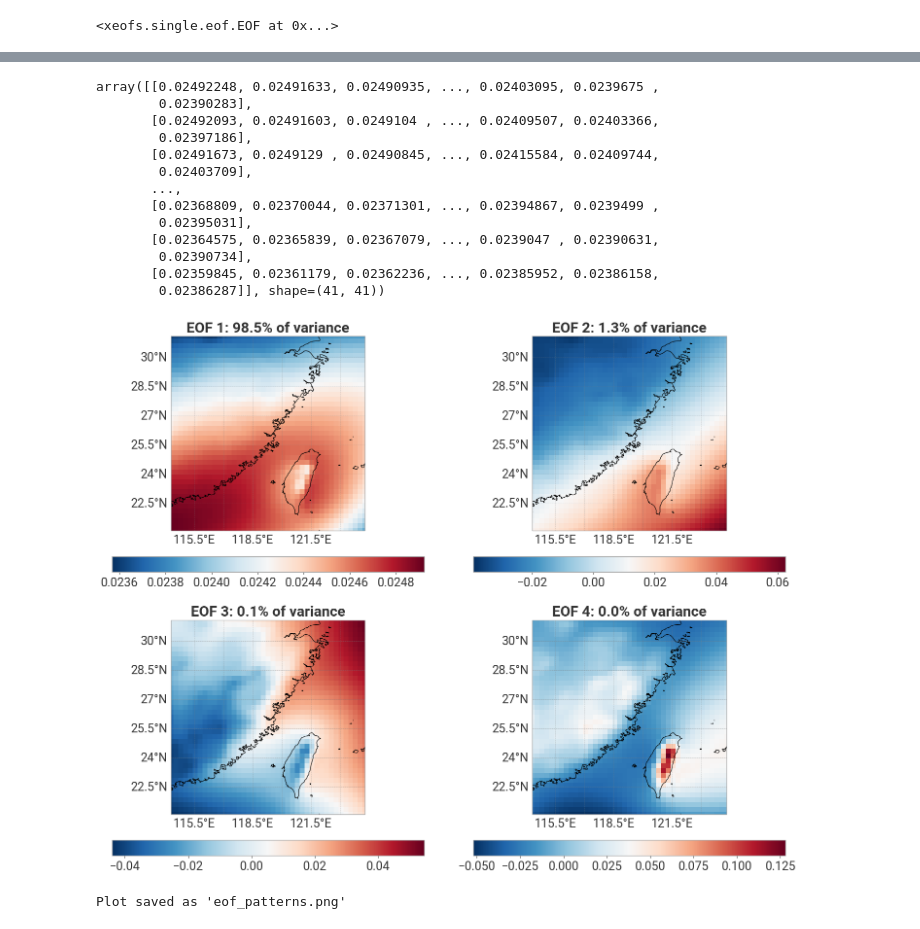
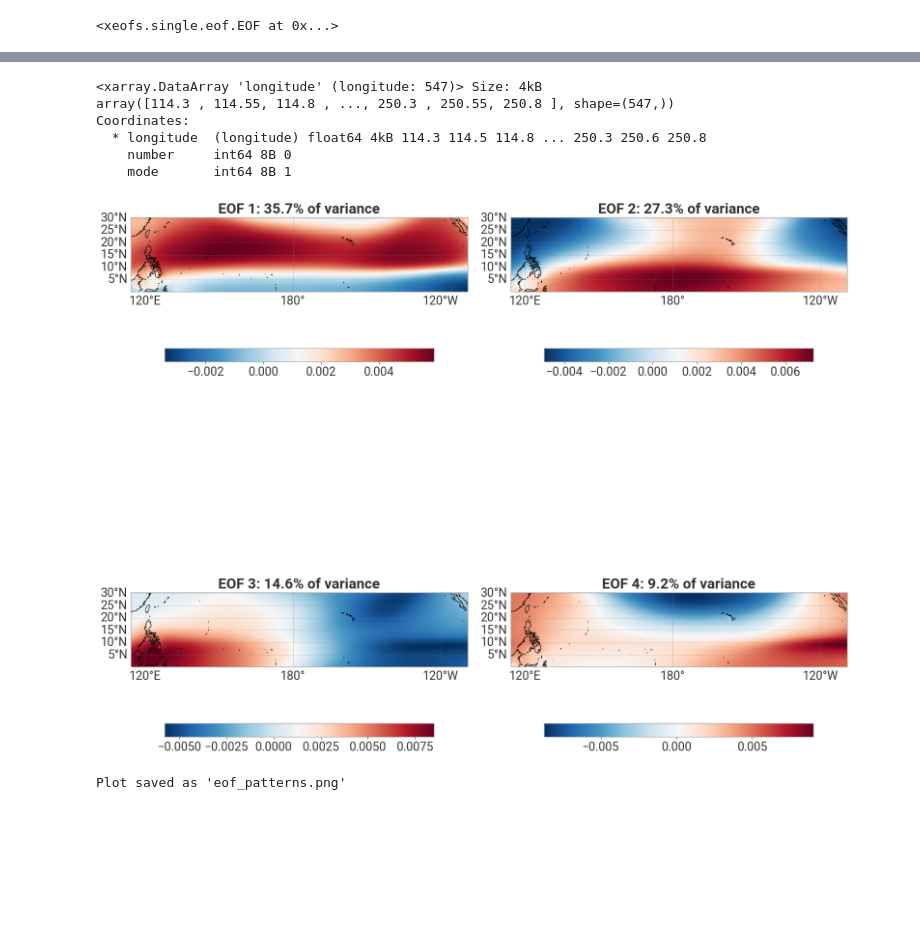
Before and after one commit to KingNook/CDA, a Jupyter notebook: Project 1/data_exploration.ipynb, the cells around one changed output, grey strips where cells are left out. Drawn from its saved outputs; the diff is of its cells as text; code cells hidden in the pictures; blank space fills up the shorter version.

Commit message:
plots

```diff
--- a/Project 1/data_exploration.ipynb
+++ b/Project 1/data_exploration.ipynb
@@ -275,31 +278,27 @@ Total variance explained by first 4 EOFs: 99.9%
 # %%
-eofs.sel(mode=1).msl.values
+eofs.sel(mode=1).msl.longitude
 # %% [output]
-array([[0.02492248, 0.02491633, 0.02490935, ..., 0.02403095, 0.0239675 ,
-        0.02390283],
-       [0.02492093, 0.02491603, 0.0249104 , ..., 0.02409507, 0.02403366,
-        0.02397186],
-       [0.02491673, 0.0249129 , 0.02490845, ..., 0.02415584, 0.02409744,
-        0.02403709],
-       ...,
-       [0.02368809, 0.02370044, 0.02371301, ..., 0.02394867, 0.0239499 ,
-        0.02395031],
-       [0.02364575, 0.02365839, 0.02367079, ..., 0.0239047 , 0.02390631,
-        0.02390734],
-       [0.02359845, 0.02361179, 0.02362236, ..., 0.02385952, 0.02386158,
-        0.02386287]], shape=(41, 41))
+<xarray.DataArray 'longitude' (longitude: 547)> Size: 4kB
+array([114.3 , 114.55, 114.8 , ..., 250.3 , 250.55, 250.8 ], shape=(547,))
+Coordinates:
+  * longitude  (longitude) float64 4kB 114.3 114.5 114.8 ... 250.3 250.6 250.8
+    number     int64 8B 0
+    mode       int64 8B 1
 # %%
 import cartopy.crs as ccrs
 import cartopy.feature as cfeature
 
+pc_crs = ccrs.PlateCarree(central_longitude=180)
+
+default_figsize = (16, 16)
 
 # Plot the 4 leading EOFs
-fig, axes = plt.subplots(2, 2, figsize=(16, 12),
-                         subplot_kw={'projection': ccrs.PlateCarree()})
+fig, axes = plt.subplots(2, 2, figsize=(16, 20),
+                         subplot_kw={'projection': pc_crs})
 axes = axes.flatten()
 
 # Set the default font and figure size
-plt.rcParams['figure.figsize'] = [12, 6]
+plt.rcParams['figure.figsize'] = [12, 12]
 plt.rcParams['font.size'] = 18
 
 for i in range(4):
@@ -307,43 +306,44 @@ for i in range(4):
     eof_pattern = eofs.sel(mode=i+1)  # xeofs uses 1-based indexing
 
     # Set map extent
-    ax.set_extent([FZ_SURROUND_BBOX[1], FZ_SURROUND_BBOX[3],
-                   FZ_SURROUND_BBOX[2], FZ_SURROUND_BBOX[0]],
-                  crs=ccrs.PlateCarree())
+    extent_bbox = [30.3, 114.3, 0.2, -109.2]
+    '''ax.set_extent([extent_bbox[1], extent_bbox[3],
+                   extent_bbox[2], extent_bbox[0]],
+                  crs=pc_crs)'''
 
     # Plot EOF pattern
     X, Y = np.meshgrid(eof_pattern.longitude, eof_pattern.latitude)
 
     im = ax.pcolormesh(
-        X, Y,
+        X-180, Y,
         eof_pattern.msl.values,
-        transform=ccrs.PlateCarree(),
+        transform=pc_crs,
         cmap='RdBu_r'
     )
 
     # Add map features
-    ax.add_feature(cfeature.COASTLINE, linewidth=0.8)
-    ax.add_feature(cfeature.BORDERS, linewidth=0.3, linestyle=':')
-    ax.add_feature(cfeature.LAND, facecolor='#f0f0f0', alpha=0.5)
+    ax.add_feature(cfeature.COASTLINE, linewidth=0.8, transform=pc_crs)
+    ax.add_feature(cfeature.BORDERS, linewidth=0.3, linestyle=':', transform=pc_crs)
+    ax.add_feature(cfeature.LAND, facecolor='#f0f0f0', alpha=0.5, transform=pc_crs)
 
     # Add gridlines
     gl = ax.gridlines(draw_labels=True, linewidth=0.5, color='gray',
                       alpha=0.5, linestyle='--')
     gl.top_labels = False
     gl.right_labels = False
 
     # Title with variance explained
     ax.set_title(f'EOF {i+1}: {variance_fractions.values[i]*100:.1f}% of variance', fontweight='bold')
 
     # Add colorbar
     plt.colorbar(im, ax=ax, orientation='horizontal', pad=0.1, shrink=0.8)
 
 plt.tight_layout()
 plt.show()
 
 print("\nPlot saved as 'eof_patterns.png'")
 # %% [output]
-[figure, old version]
+[figure, new version]
 Plot saved as 'eof_patterns.png'
 # %%
 pressure_style = ekp.styles.Contour(
```
Also changed, not shown: parts of 2 cells of this notebook, 1 other file.
